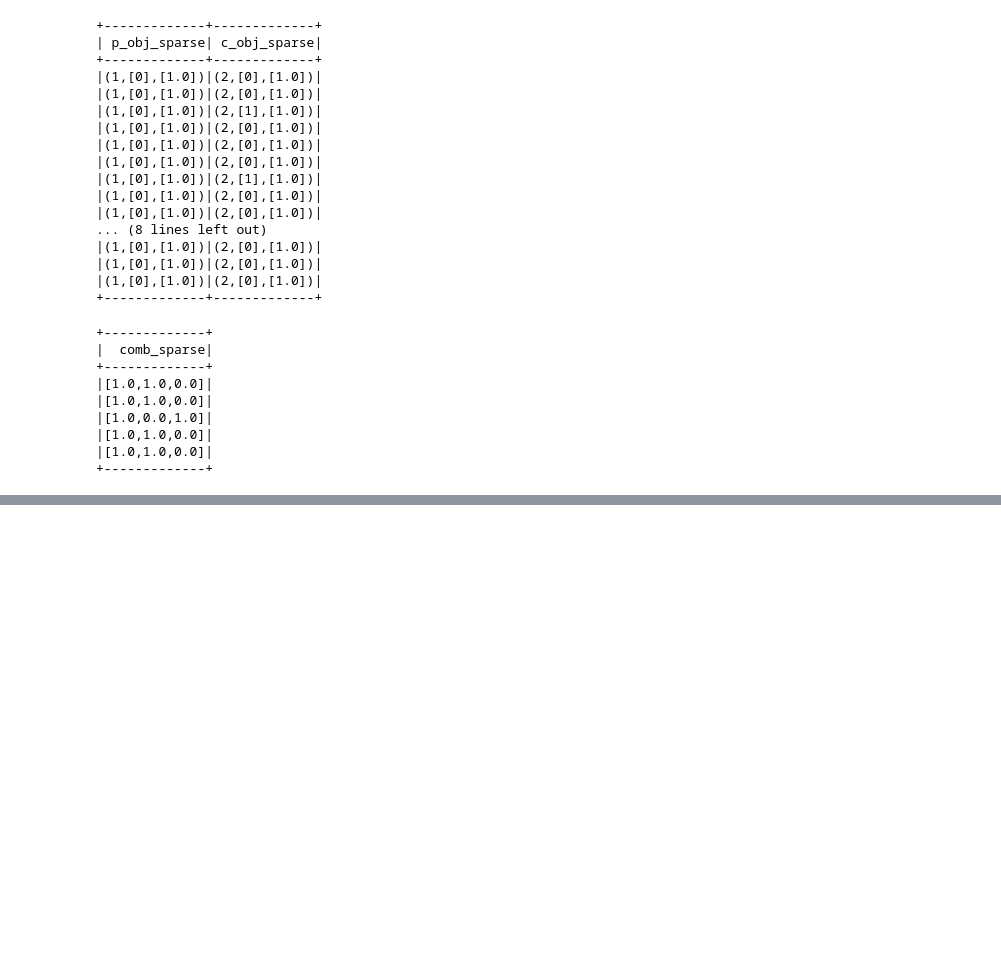
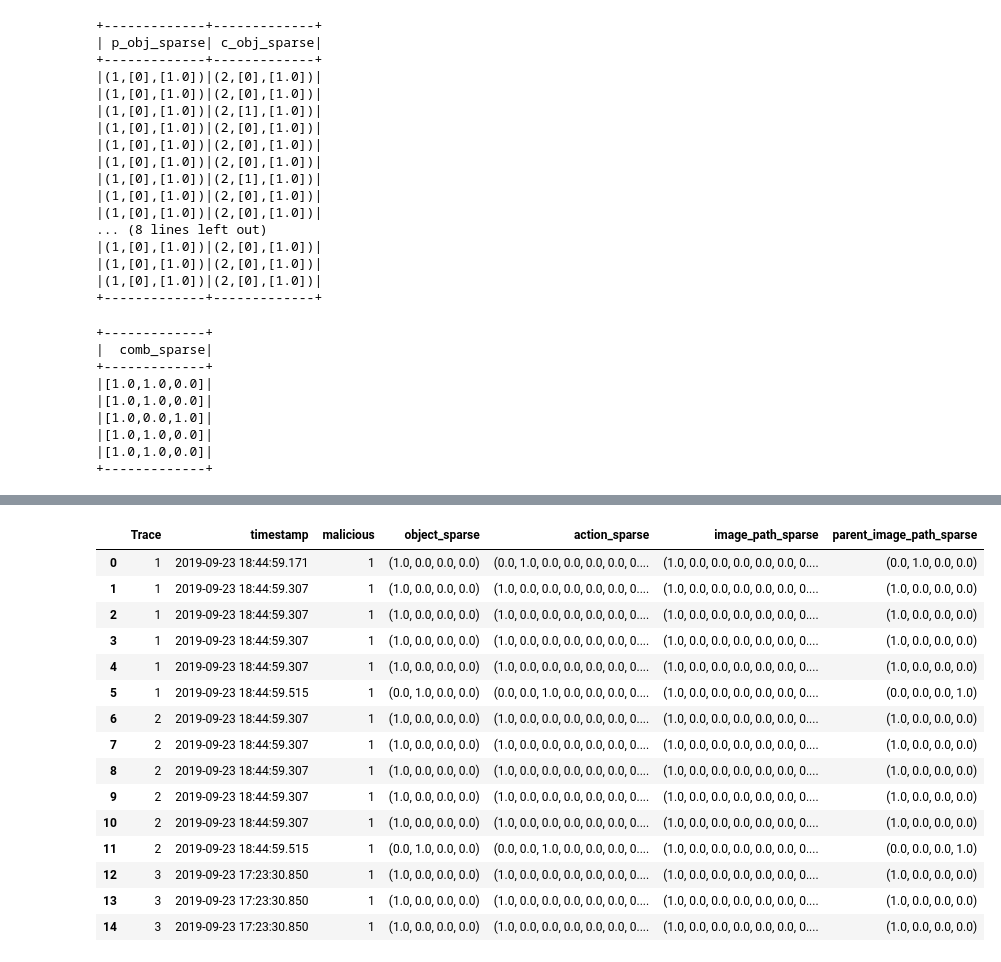
Before and after one commit to MBrend15/Public_Project_Repo, a Jupyter notebook: ve2.ipynb, the cells around one changed output, grey strips where cells are left out. Drawn from its saved outputs; the diff is of its cells as text; code cells hidden in the pictures; blank space fills up the shorter version.

Commit message:
vectors encoded
vectors successfully encoding either by index or by an array of strings.

```diff
--- a/ve2.ipynb
+++ b/ve2.ipynb
@@ -243,0 +251,6 @@ def trace_encode(df, col_list):
+# %%
+%run ./etl_trusted_features.ipynb
+df = readFirstEvents()
+#split into malicious and benign and count
+df_mal = df.where(col('malicious') == 1)
+print("malicious count: " + str(df_mal.count()))
@@ -243,0 +260,21 @@ def trace_encode(df, col_list):
+# %%
+from graphframes import GraphFrame
+
+#create trace matrix from malicious events for speed.
+# Create distinct vertices with source as actorid, destination as objectid for malicious
+src_vertices = df_mal.selectExpr('actorID as id').distinct()
+dst_vertices = df_mal.selectExpr('objectID as id').distinct()
+vertices = src_vertices.union(dst_vertices).distinct()
+
+# Create edges by using timestamp as an edge
+edges = df_mal.selectExpr('actorID as src', 'objectID as dst', 'timestamp', 'object', 'action', 'hostname', 'user_name', 'privileges', 'image_path',
+                      'parent_image_path', 'new_path', 'file_path', 'direction', 'logon_id', 'requesting_domain', 'requesting_user', 'malicious')
+
+# Create GraphFrame
+g = GraphFrame(vertices, edges)
+motifs6 = g.find("(a)-[e1]->(b); (b)-[e2]->(c); (c)-[e3]->(d); (d)-[e4]->(e); (e)-[e5]->(f); (f)-[e6]->(g)")
+
+#create paths and count
+# filter paths to only those where all edges are connected
+connected_paths = motifs6.filter("e1.dst = e2.src and e2.dst = e3.src and e3.dst = e4.src and e4.dst = e5.src and e5.dst = e6.src").cache()
+print("event traces: "+str(connected_paths.count()))
@@ -243,0 +287,4 @@ def trace_encode(df, col_list):
+# %%
+list_cols = ['object','action',
+             'image_path','parent_image_path']
+df_test, dict_test = trace_encode(connected_paths,list_cols)
@@ -243,0 +294,19 @@ def trace_encode(df, col_list):
+# %%
+df_test.limit(15).toPandas()
+# %% [output]
+|  | Trace | timestamp | malicious | object_sparse | action_sparse | image_path_sparse | parent_image_path_sparse |
+| 0 | 1 | 2019-09-23 18:44:59.171 | 1 | (1.0, 0.0, 0.0, 0.0) | (0.0, 1.0, 0.0, 0.0, 0.0, 0.0, 0.... | (1.0, 0.0, 0.0, 0.0, 0.0, 0.0, 0.... | (0.0, 1.0, 0.0, 0.0) |
+| 1 | 1 | 2019-09-23 18:44:59.307 | 1 | (1.0, 0.0, 0.0, 0.0) | (1.0, 0.0, 0.0, 0.0, 0.0, 0.0, 0.... | (1.0, 0.0, 0.0, 0.0, 0.0, 0.0, 0.... | (1.0, 0.0, 0.0, 0.0) |
+| 2 | 1 | 2019-09-23 18:44:59.307 | 1 | (1.0, 0.0, 0.0, 0.0) | (1.0, 0.0, 0.0, 0.0, 0.0, 0.0, 0.... | (1.0, 0.0, 0.0, 0.0, 0.0, 0.0, 0.... | (1.0, 0.0, 0.0, 0.0) |
+| 3 | 1 | 2019-09-23 18:44:59.307 | 1 | (1.0, 0.0, 0.0, 0.0) | (1.0, 0.0, 0.0, 0.0, 0.0, 0.0, 0.... | (1.0, 0.0, 0.0, 0.0, 0.0, 0.0, 0.... | (1.0, 0.0, 0.0, 0.0) |
+| 4 | 1 | 2019-09-23 18:44:59.307 | 1 | (1.0, 0.0, 0.0, 0.0) | (1.0, 0.0, 0.0, 0.0, 0.0, 0.0, 0.... | (1.0, 0.0, 0.0, 0.0, 0.0, 0.0, 0.... | (1.0, 0.0, 0.0, 0.0) |
+| 5 | 1 | 2019-09-23 18:44:59.515 | 1 | (0.0, 1.0, 0.0, 0.0) | (0.0, 0.0, 1.0, 0.0, 0.0, 0.0, 0.... | (1.0, 0.0, 0.0, 0.0, 0.0, 0.0, 0.... | (0.0, 0.0, 0.0, 1.0) |
+| 6 | 2 | 2019-09-23 18:44:59.307 | 1 | (1.0, 0.0, 0.0, 0.0) | (1.0, 0.0, 0.0, 0.0, 0.0, 0.0, 0.... | (1.0, 0.0, 0.0, 0.0, 0.0, 0.0, 0.... | (1.0, 0.0, 0.0, 0.0) |
+| 7 | 2 | 2019-09-23 18:44:59.307 | 1 | (1.0, 0.0, 0.0, 0.0) | (1.0, 0.0, 0.0, 0.0, 0.0, 0.0, 0.... | (1.0, 0.0, 0.0, 0.0, 0.0, 0.0, 0.... | (1.0, 0.0, 0.0, 0.0) |
+| 8 | 2 | 2019-09-23 18:44:59.307 | 1 | (1.0, 0.0, 0.0, 0.0) | (1.0, 0.0, 0.0, 0.0, 0.0, 0.0, 0.... | (1.0, 0.0, 0.0, 0.0, 0.0, 0.0, 0.... | (1.0, 0.0, 0.0, 0.0) |
+| 9 | 2 | 2019-09-23 18:44:59.307 | 1 | (1.0, 0.0, 0.0, 0.0) | (1.0, 0.0, 0.0, 0.0, 0.0, 0.0, 0.... | (1.0, 0.0, 0.0, 0.0, 0.0, 0.0, 0.... | (1.0, 0.0, 0.0, 0.0) |
+| 10 | 2 | 2019-09-23 18:44:59.307 | 1 | (1.0, 0.0, 0.0, 0.0) | (1.0, 0.0, 0.0, 0.0, 0.0, 0.0, 0.... | (1.0, 0.0, 0.0, 0.0, 0.0, 0.0, 0.... | (1.0, 0.0, 0.0, 0.0) |
+| 11 | 2 | 2019-09-23 18:44:59.515 | 1 | (0.0, 1.0, 0.0, 0.0) | (0.0, 0.0, 1.0, 0.0, 0.0, 0.0, 0.... | (1.0, 0.0, 0.0, 0.0, 0.0, 0.0, 0.... | (0.0, 0.0, 0.0, 1.0) |
+| 12 | 3 | 2019-09-23 17:23:30.850 | 1 | (1.0, 0.0, 0.0, 0.0) | (1.0, 0.0, 0.0, 0.0, 0.0, 0.0, 0.... | (1.0, 0.0, 0.0, 0.0, 0.0, 0.0, 0.... | (1.0, 0.0, 0.0, 0.0) |
+| 13 | 3 | 2019-09-23 17:23:30.850 | 1 | (1.0, 0.0, 0.0, 0.0) | (1.0, 0.0, 0.0, 0.0, 0.0, 0.0, 0.... | (1.0, 0.0, 0.0, 0.0, 0.0, 0.0, 0.... | (1.0, 0.0, 0.0, 0.0) |
+| 14 | 3 | 2019-09-23 17:23:30.850 | 1 | (1.0, 0.0, 0.0, 0.0) | (1.0, 0.0, 0.0, 0.0, 0.0, 0.0, 0.... | (1.0, 0.0, 0.0, 0.0, 0.0, 0.0, 0.... | (1.0, 0.0, 0.0, 0.0) |
```
Also changed, not shown: parts of 36 cells of this notebook, 3 other files.
